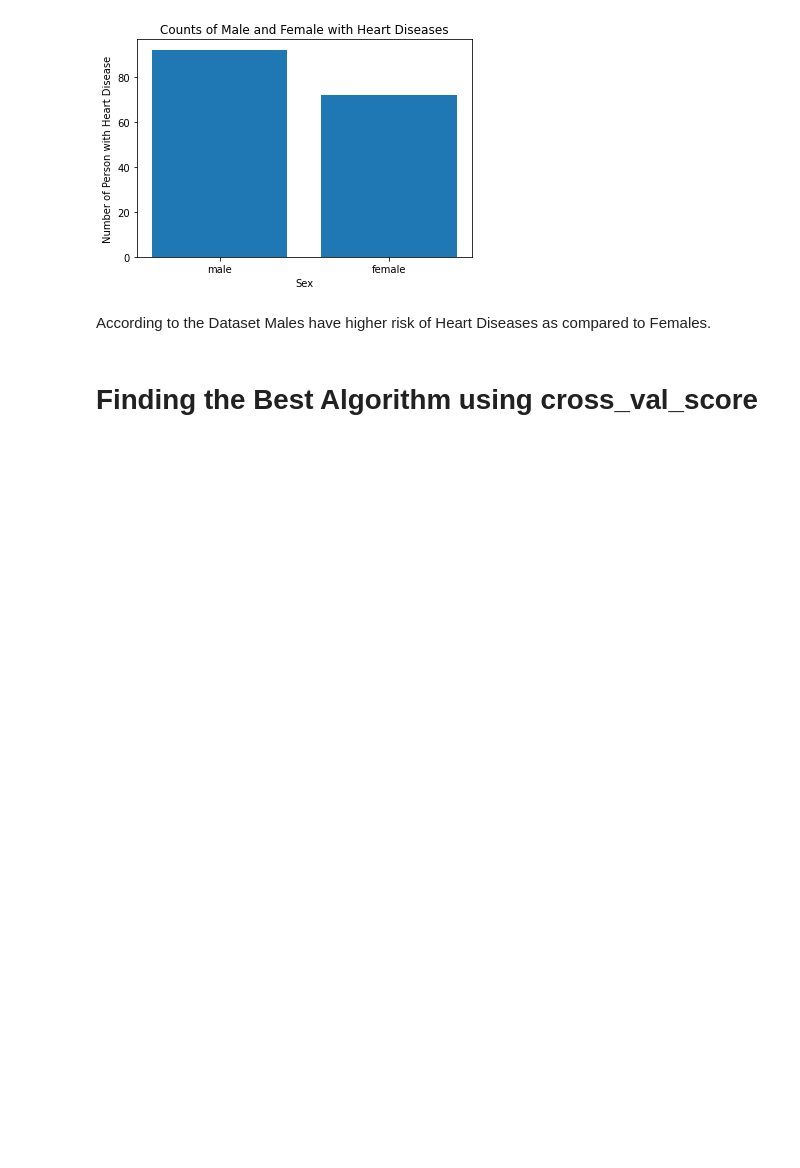
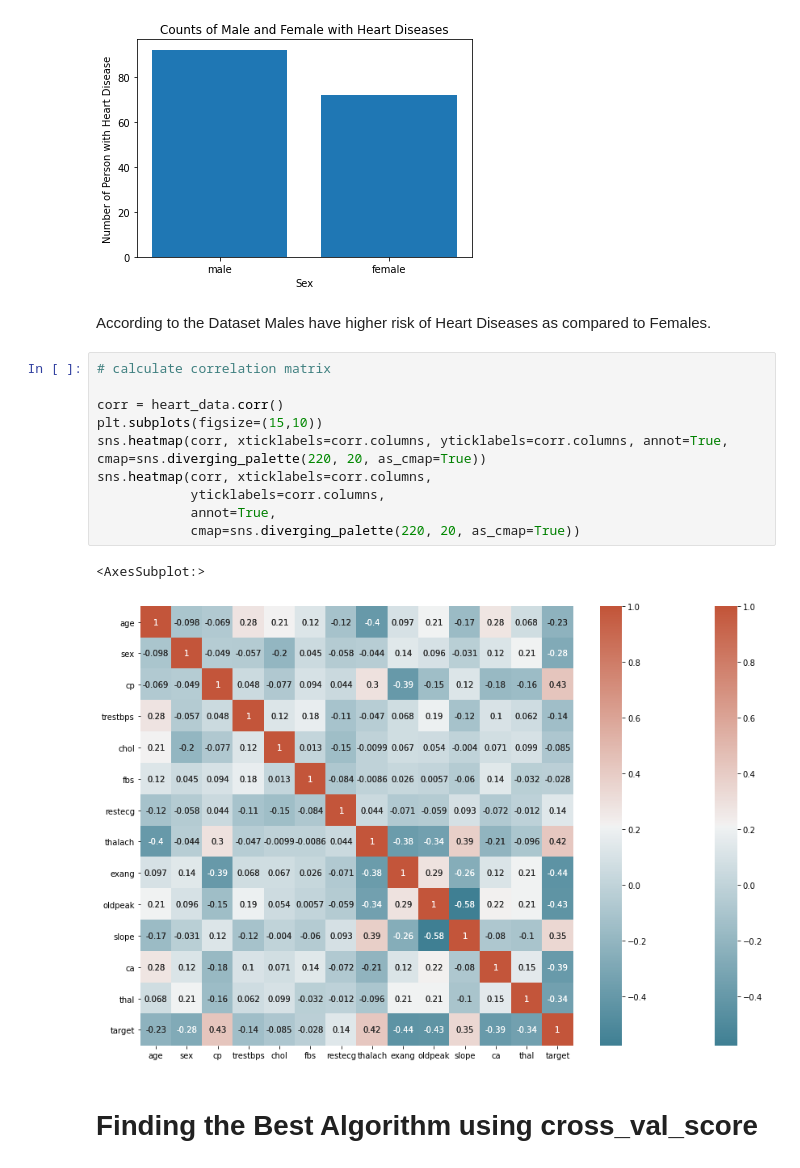
Before and after one commit to Aniket310101/Heart_Disease_prediction, a Jupyter notebook: prediction.ipynb, the cells around one changed output. Drawn from its saved outputs; the diff is of its cells as text; blank space fills up the shorter version.

Commit message:
Added Correlation Matrix

```diff
--- a/prediction.ipynb
+++ b/prediction.ipynb
@@ -137,6 +138,19 @@ plt.bar(sex,count)
 [figure]
 # %% [markdown]
 According to the Dataset Males have higher risk of Heart Diseases as compared to Females.
+# %%
+# calculate correlation matrix
+
+corr = heart_data.corr()
+plt.subplots(figsize=(15,10))
+sns.heatmap(corr, xticklabels=corr.columns, yticklabels=corr.columns, annot=True, cmap=sns.diverging_palette(220, 20, as_cmap=True))
+sns.heatmap(corr, xticklabels=corr.columns,
+            yticklabels=corr.columns,
+            annot=True,
+            cmap=sns.diverging_palette(220, 20, as_cmap=True))
+# %% [output]
+<AxesSubplot:>
+[figure, added]
 # %% [markdown]
 # Finding the Best Algorithm using cross_val_score
 # %%
```
Also changed, not shown: parts of 1 cell of this notebook.
